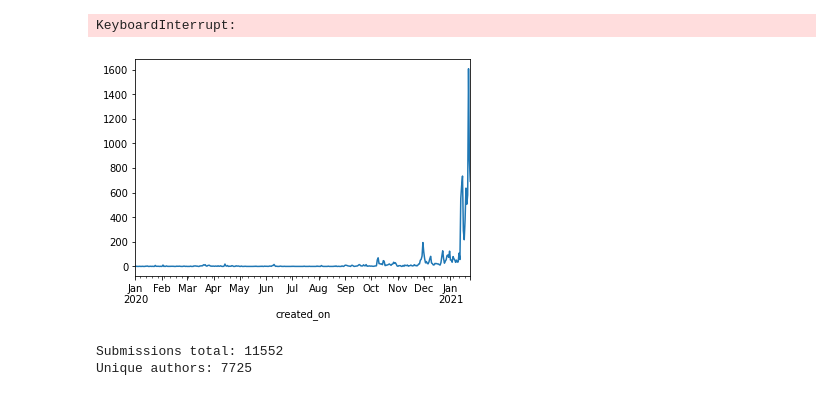
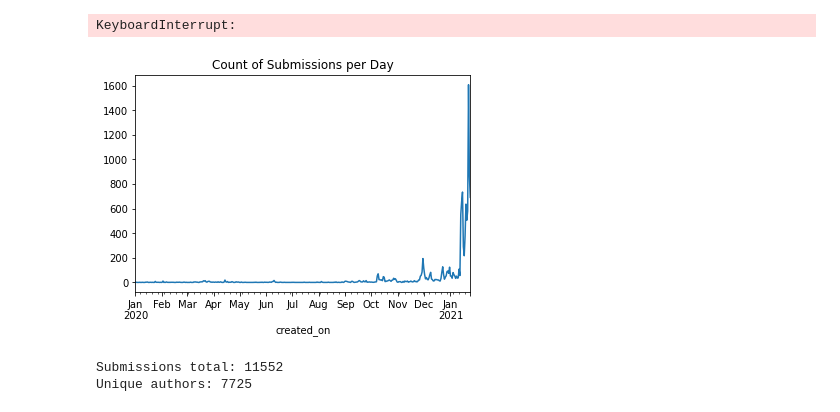
Before and after one commit to wdmdev/comsocsci2021, a Jupyter notebook: lectures/part3_solution.ipynb, the cells around one changed output. Saved outputs shown, nothing was run; the diff lists cells and outputs as text; code cells hidden in the pictures.

```diff
--- a/lectures/part3_solution.ipynb
+++ b/lectures/part3_solution.ipynb
@@ -34,9 +34,10 @@ df['created_on'] = pd.to_datetime(df['created_utc'], unit='s')
 # %%
 date_bins = df.resample('D', on='created_on').count()
 date_bins['Unnamed: 0'].plot()
+plt.title('Count of Submissions per Day')
 plt.show()
 # %% [output]
-[figure, old version]
+[figure, new version]
 # %%
 submission_total = len(df)
 print(f'Submissions total: {submission_total}')
```
Also changed, not shown: parts of 5 cells of this notebook, 1 other file.
